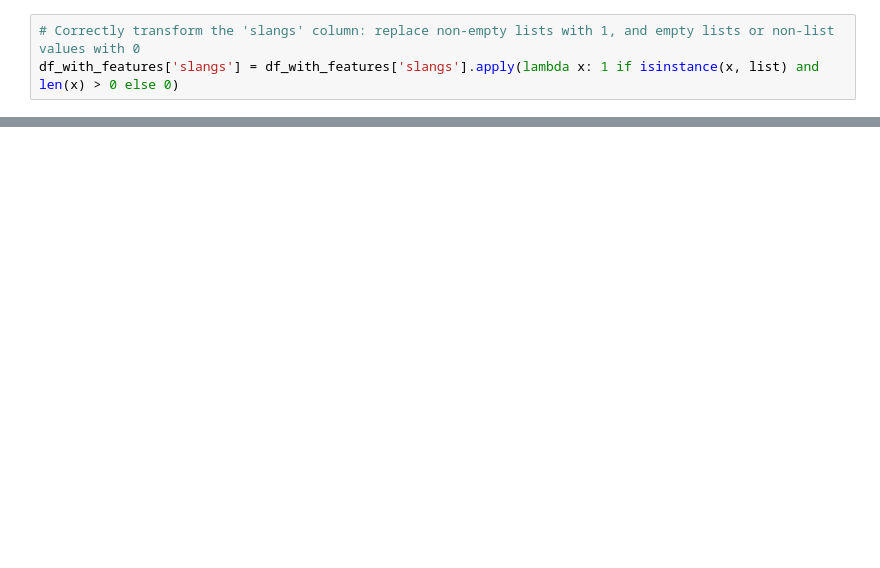
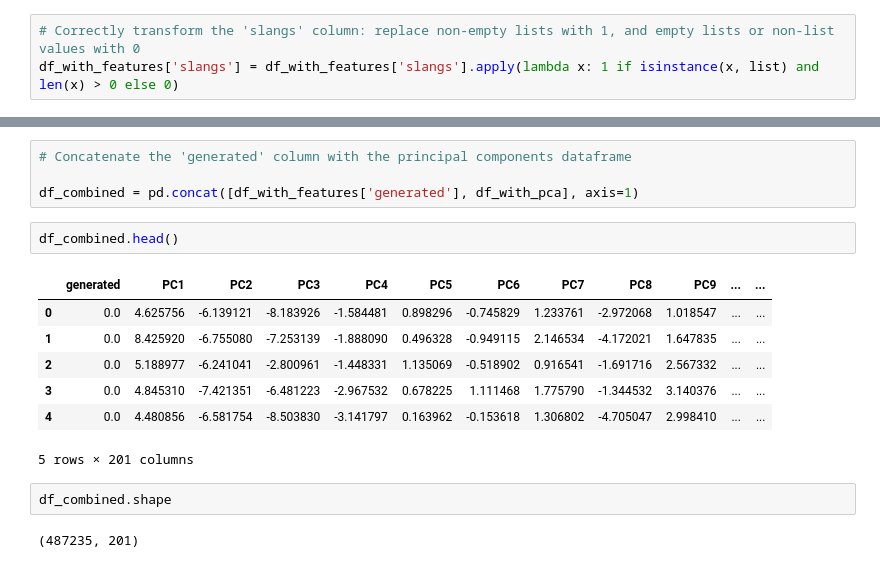
Before and after one commit to edojatheophilus/AI-vs-Human-Text-Detection, a Jupyter notebook: AI_human_txt_NLP_PROJECT.ipynb, the cells around one changed output, grey strips where cells are left out. Cells and saved outputs as stored; diff of their text form; blank space fills up the shorter version.

```diff
--- a/AI_human_txt_NLP_PROJECT.ipynb
+++ b/AI_human_txt_NLP_PROJECT.ipynb
@@ -1189,0 +1088,18 @@ print(f"F1 Score: {unseen_f1}")
+# %%
+# Concatenate the 'generated' column with the principal components dataframe
+
+df_combined = pd.concat([df_with_features['generated'], df_with_pca], axis=1)
+# %%
+df_combined.head()
+# %% [output]
+|  | generated | PC1 | PC2 | PC3 | PC4 | PC5 | PC6 | PC7 | PC8 | PC9 | ... | ... |
+| 0 | 0.0 | 4.625756 | -6.139121 | -8.183926 | -1.584481 | 0.898296 | -0.745829 | 1.233761 | -2.972068 | 1.018547 | ... | ... |
+| 1 | 0.0 | 8.425920 | -6.755080 | -7.253139 | -1.888090 | 0.496328 | -0.949115 | 2.146534 | -4.172021 | 1.647835 | ... | ... |
+| 2 | 0.0 | 5.188977 | -6.241041 | -2.800961 | -1.448331 | 1.135069 | -0.518902 | 0.916541 | -1.691716 | 2.567332 | ... | ... |
+| 3 | 0.0 | 4.845310 | -7.421351 | -6.481223 | -2.967532 | 0.678225 | 1.111468 | 1.775790 | -1.344532 | 3.140376 | ... | ... |
+| 4 | 0.0 | 4.480856 | -6.581754 | -8.503830 | -3.141797 | 0.163962 | -0.153618 | 1.306802 | -4.705047 | 2.998410 | ... | ... |
+5 rows × 201 columns
+# %%
+df_combined.shape
+# %% [output]
+(487235, 201)
```
Also changed, not shown: parts of 52 cells of this notebook.
